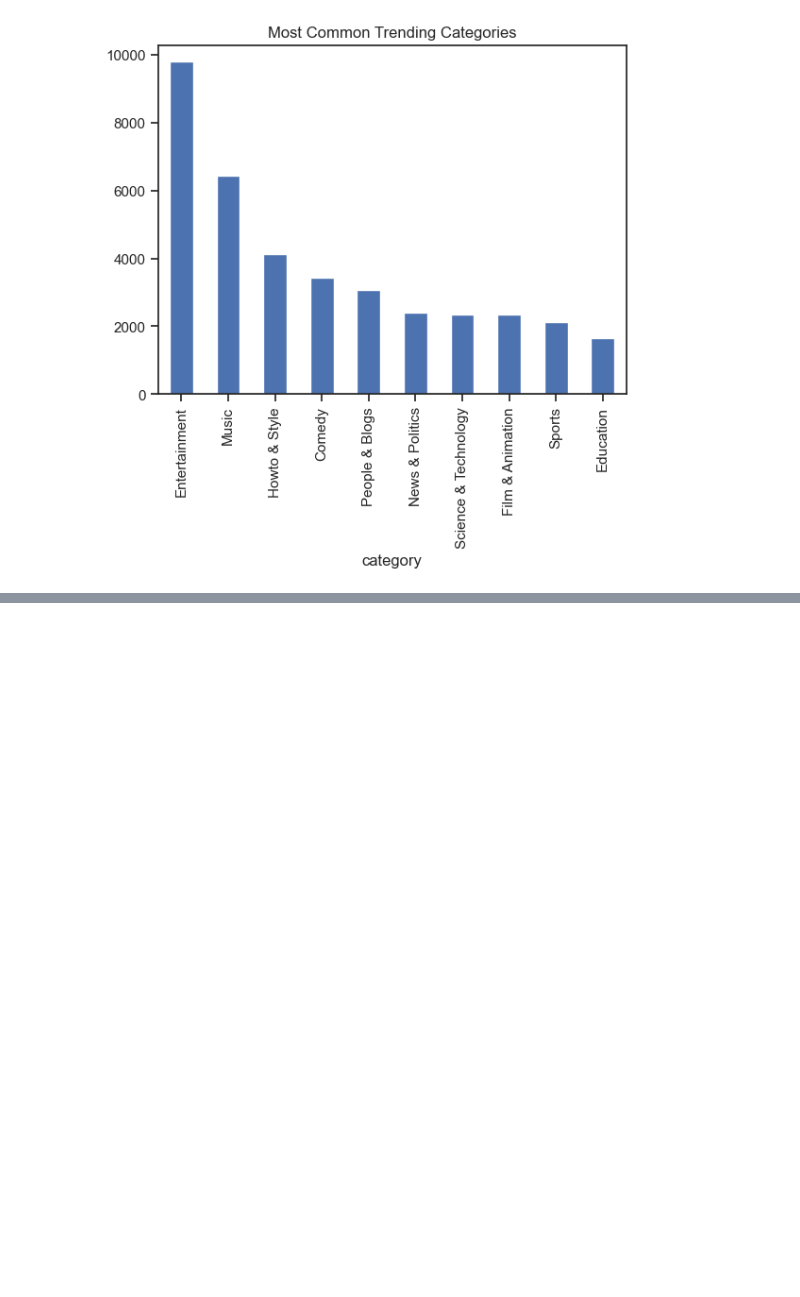
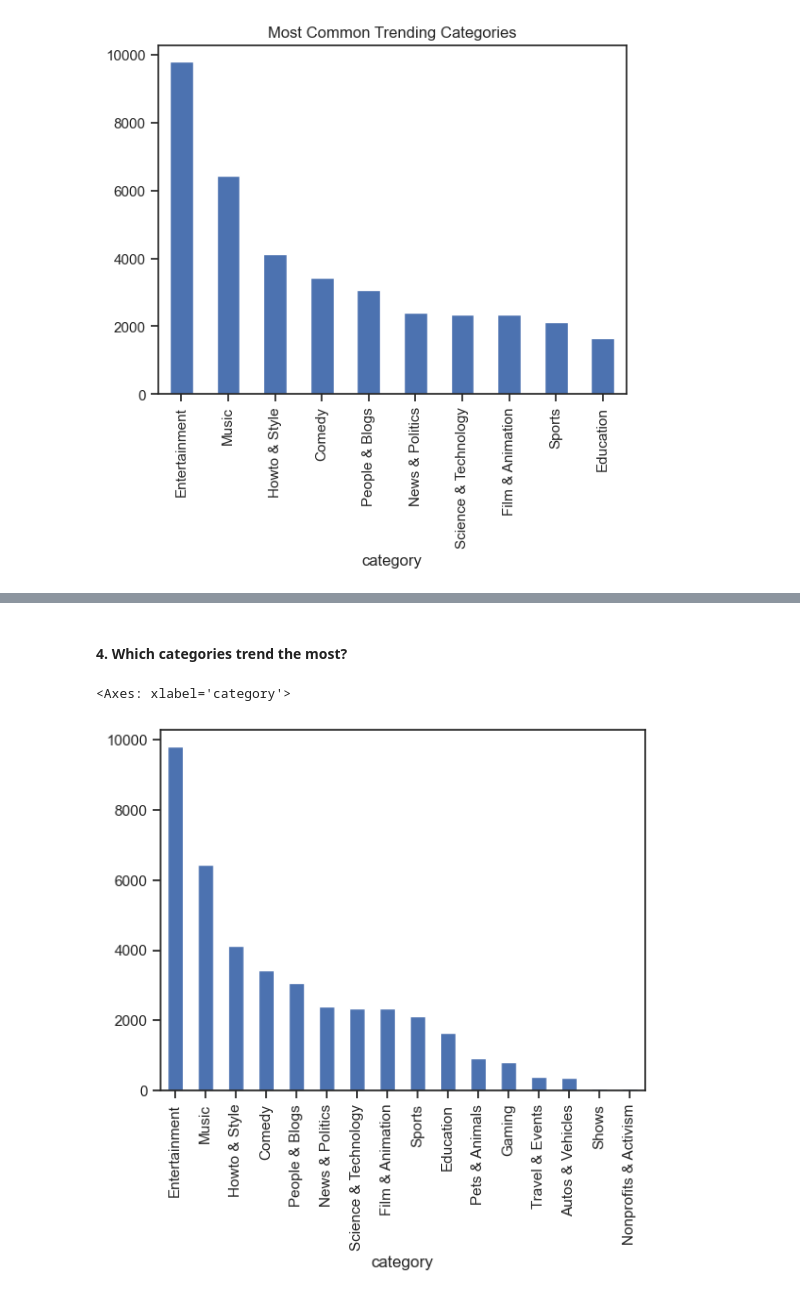
Before and after one commit to sajed-abir/youtube_trend_project, a Jupyter notebook: project_files/2_often_viral.ipynb, the cells around one changed output, grey strips where cells are left out. Drawn from its saved outputs; the diff is of its cells as text; code cells hidden in the pictures; blank space fills up the shorter version.

```diff
--- a/project_files/2_often_viral.ipynb
+++ b/project_files/2_often_viral.ipynb
@@ -55,0 +114,7 @@ top_categories.plot(kind='bar', title='Most Common Trending Categories')
+# %% [markdown]
+####  4. Which categories trend the most?
+# %%
+df['category'].value_counts().plot(kind='bar')
+# %% [output]
+<Axes: xlabel='category'>
+[figure, added]
```
Also changed, not shown: parts of 5 cells of this notebook.
